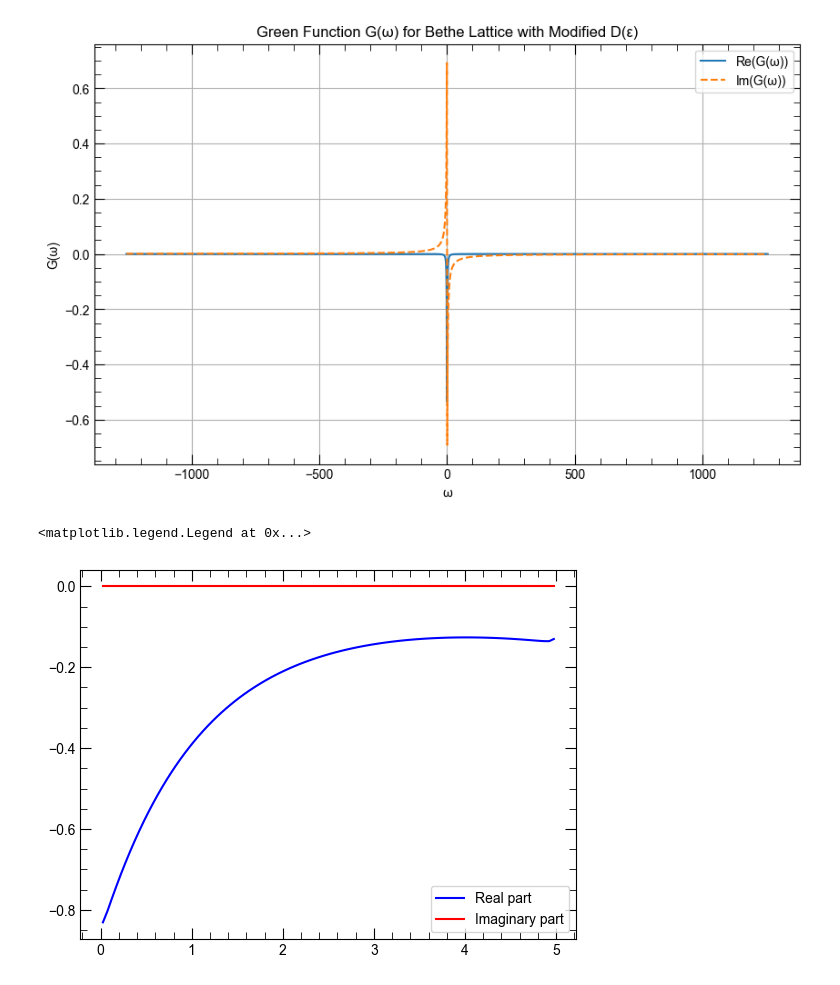
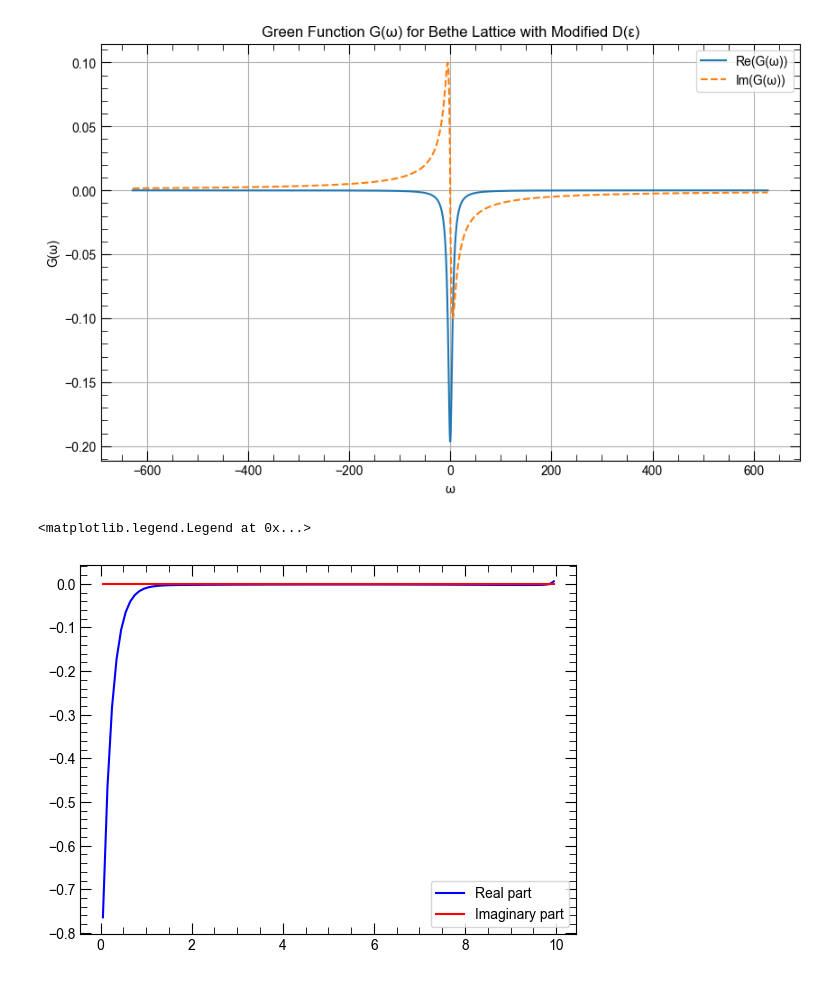
Before and after one commit to yamashun95/weak-coupling-ctqmc, a Jupyter notebook: main.ipynb, the cells around one changed output. Drawn from its saved outputs; the diff is of its cells as text; code cells hidden in the pictures.

```diff
--- a/main.ipynb
+++ b/main.ipynb
@@ -8,33 +8,33 @@ from monte_carlo import monte_carlo_sampling
 # %%
 # パラメータの設定
 W = 1.0  # 帯域幅
 D_0 = 2.0 / np.pi  # 正規化定数 (D_0 = 2/π を仮定)
 delta = 0.00  # 正の無限小量
-beta = 5  # 逆温度
-U = 0.7  # 相互作用
+beta = 10  # 逆温度
+U = 5  # 相互作用
 
 # マツバラ周波数の定義
 meshiw = Meshiw(beta, 1000)
 
 # グリーン関数の計算
 giw_values = np.array(
     [bethe_green_function(1.0j * omega, W, D_0, delta) for omega in meshiw.iw]
 )
 giw_values = 1 / (1 / giw_values - U)
 giw = Giw(meshiw, giw_values)
 
 # 結果のプロット
 plt.figure(figsize=(10, 6))
 plt.plot(giw.meshiw.iw, giw.giw_value.real, label="Re(G(ω))")
 plt.plot(giw.meshiw.iw, giw.giw_value.imag, label="Im(G(ω))", linestyle="dashed")
 plt.xlabel("ω")
 plt.ylabel("G(ω)")
 plt.title("Green Function G(ω) for Bethe Lattice with Modified D(ε)")
 plt.legend()
 plt.grid(True)
 plt.show()
 # %% [output]
-[figure, old version]
+[figure, new version]
 # %%
 # Gtauへの変換
 gtau = make_Gtau_from_Giw(giw, 100)
@@ -46,4 +46,4 @@ ax.plot(gtau.meshitau.tau, np.imag(gtau.gtau_value), "r-", label="Imaginary part
 ax.legend()
 # %% [output]
 <matplotlib.legend.Legend at 0x...>
-[figure, old version]
+[figure, new version]
```
Also changed, not shown: parts of 14 cells of this notebook, 3 other files.
